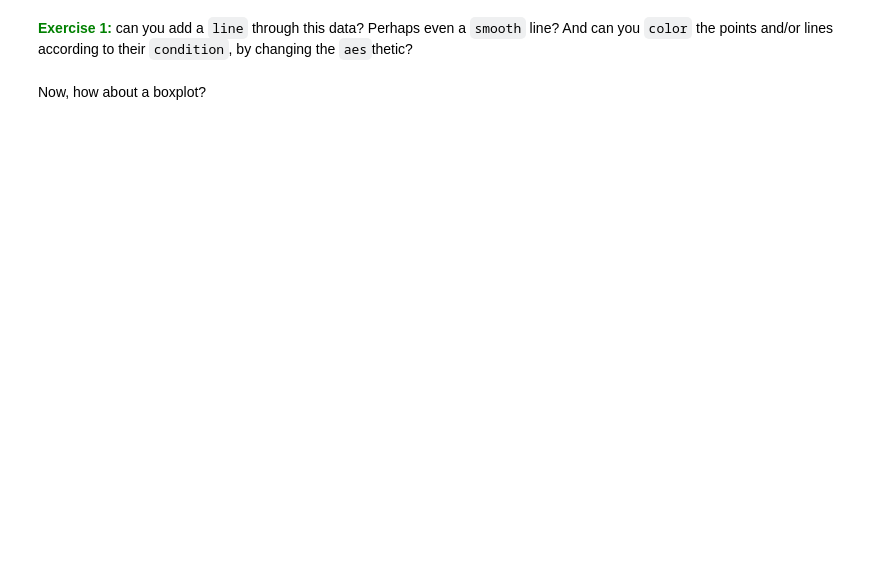
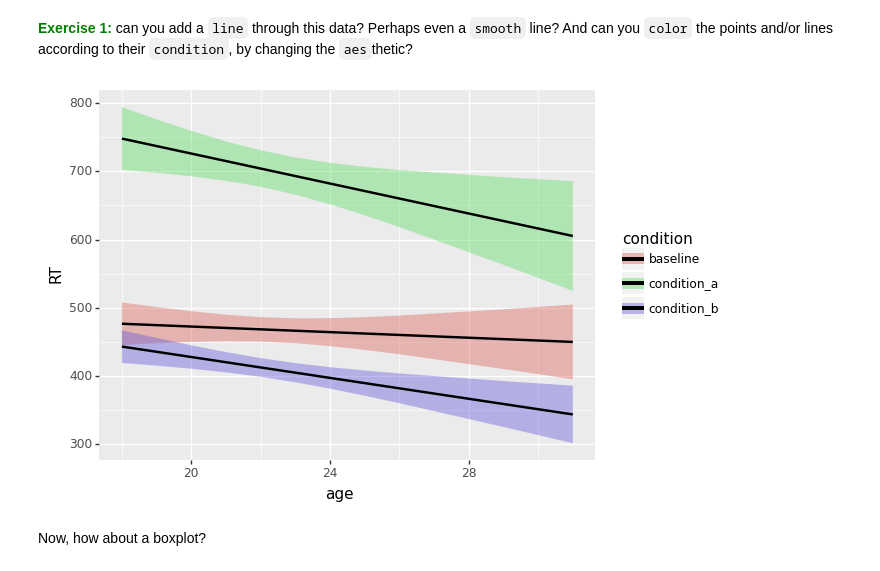
Before and after one commit to HvanUden/session5_preprocessing_visualization, a Jupyter notebook: exercises_ggplot.ipynb, the cells around one changed output. Cells and saved outputs as stored; diff of their text form; code cells hidden in the pictures; blank space fills up the shorter version.

```diff
--- a/exercises_ggplot.ipynb
+++ b/exercises_ggplot.ipynb
@@ -46,3 +61,14 @@ plt.show()
+# %%
+plot = (
+    ggplot(data=merged) +
+    gg.aes(x='age', y='RT', fill="condition") +
+    #gg.geom_point()
+    gg.geom_smooth()
+)
+plot.draw()
+plt.show()
+# %% [output]
+[figure, added]
 # %% [markdown]
 Now, how about a boxplot?
 # %%
```
Also changed, not shown: parts of 15 cells of this notebook, 3 other files.
